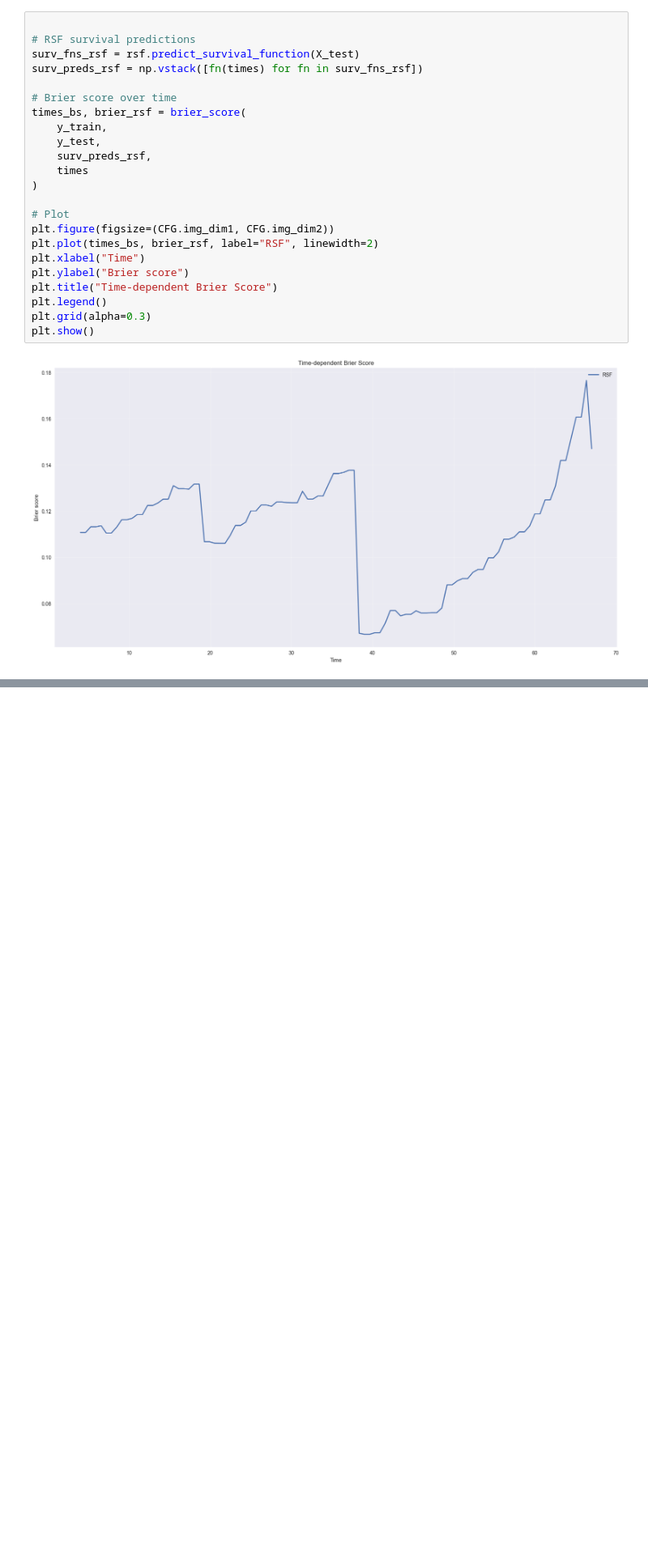
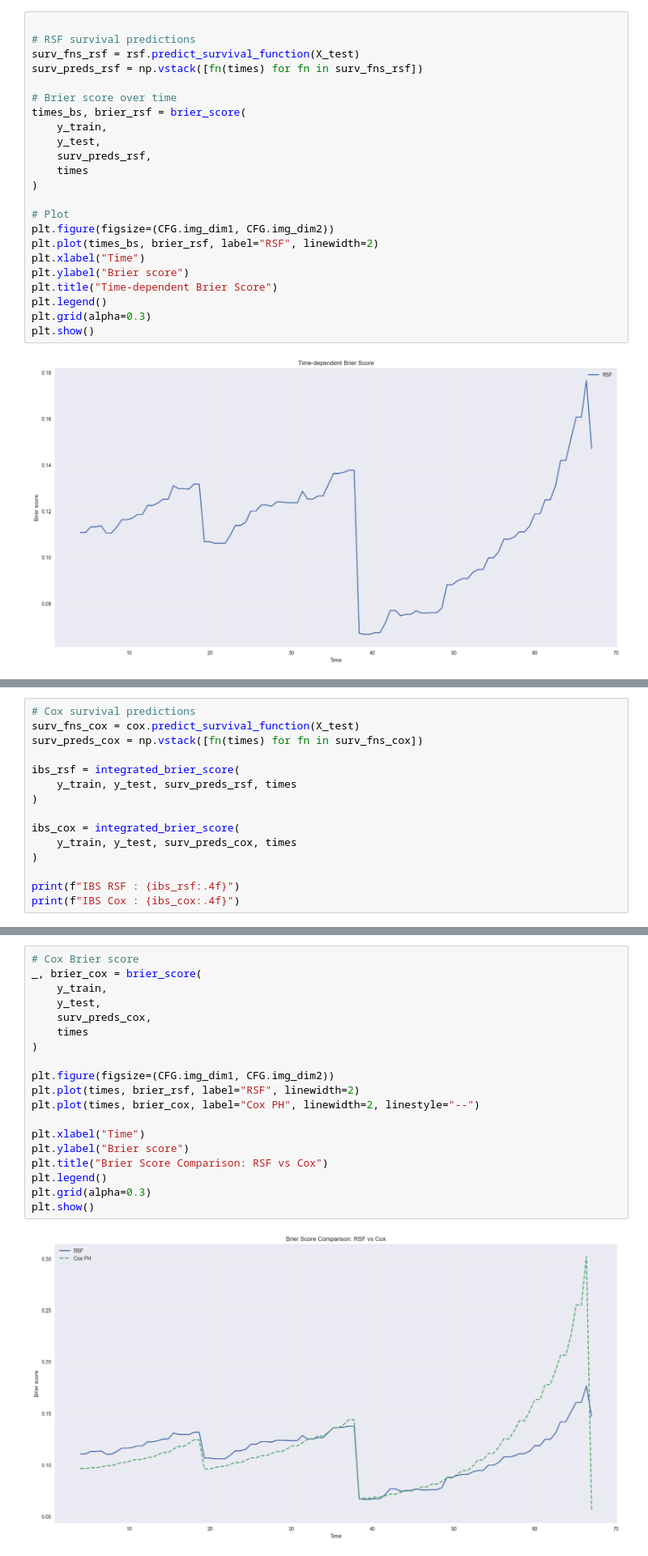
Before and after one commit to tng-konrad/time-series-with-Konrad, a Jupyter notebook: m05-survival-analysis.ipynb, the cells around one changed output, grey strips where cells are left out. Shown at 81% size. Cells and saved outputs as stored; diff of their text form; blank space fills up the shorter version.

```diff
--- a/m05-survival-analysis.ipynb
+++ b/m05-survival-analysis.ipynb
@@ -348,0 +540,15 @@ from lifetimes.utils import summary_data_from_transaction_data
+# %%
+# Cox survival predictions
+surv_fns_cox = cox.predict_survival_function(X_test)
+surv_preds_cox = np.vstack([fn(times) for fn in surv_fns_cox])
+
+ibs_rsf = integrated_brier_score(
+    y_train, y_test, surv_preds_rsf, times
+)
+
+ibs_cox = integrated_brier_score(
+    y_train, y_test, surv_preds_cox, times
+)
+
+print(f"IBS RSF : {ibs_rsf:.4f}")
+print(f"IBS Cox : {ibs_cox:.4f}")
@@ -348,0 +566,21 @@ from lifetimes.utils import summary_data_from_transaction_data
+# %%
+# Cox Brier score
+_, brier_cox = brier_score(
+    y_train,
+    y_test,
+    surv_preds_cox,
+    times
+)
+
+plt.figure(figsize=(CFG.img_dim1, CFG.img_dim2))
+plt.plot(times, brier_rsf, label="RSF", linewidth=2)
+plt.plot(times, brier_cox, label="Cox PH", linewidth=2, linestyle="--")
+
+plt.xlabel("Time")
+plt.ylabel("Brier score")
+plt.title("Brier Score Comparison: RSF vs Cox")
+plt.legend()
+plt.grid(alpha=0.3)
+plt.show()
+# %% [output]
+[figure, added]
```
Also changed, not shown: parts of 30 cells of this notebook.
